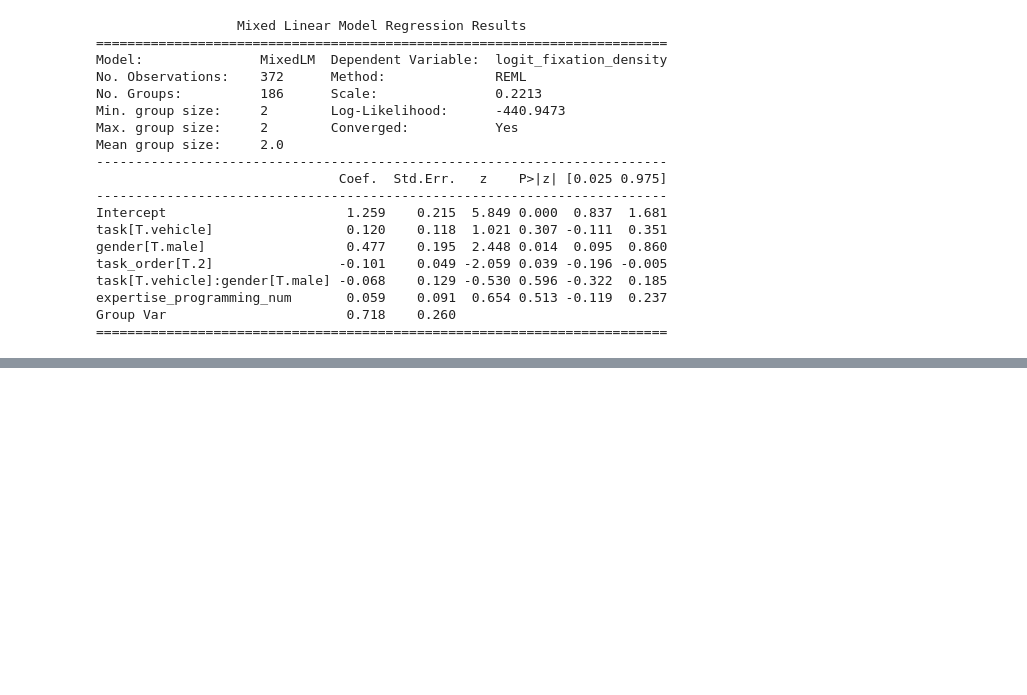
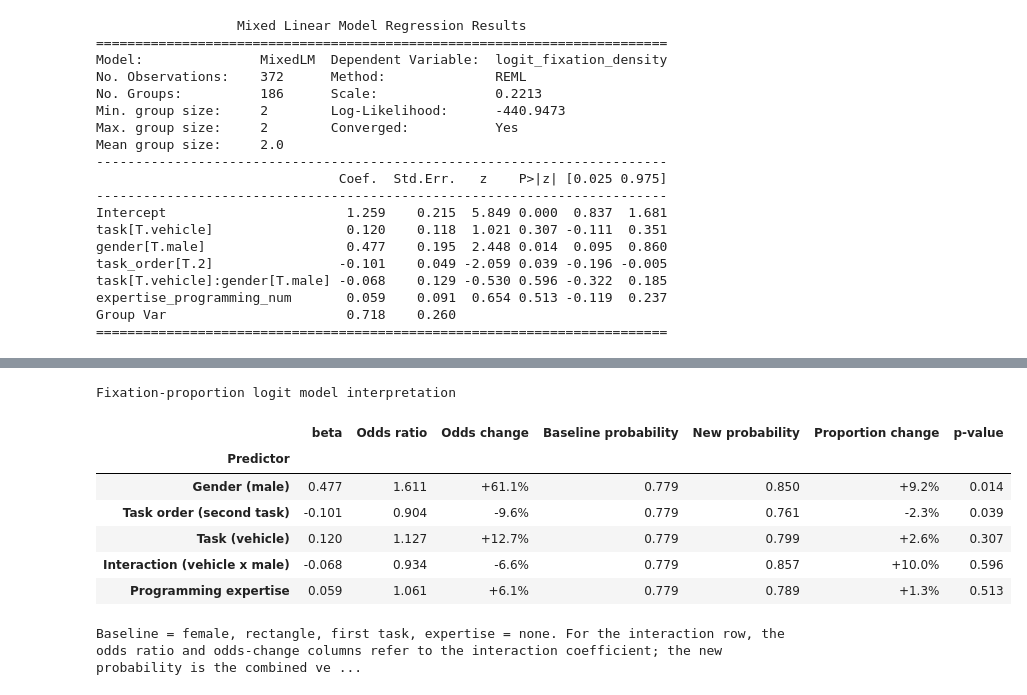
Before and after one commit to hiqb269/EMIP-Toolkit, a Jupyter notebook: JupyterNotebooks/RQ2 - Global Process-level Cognitive Effort.ipynb, the cells around one changed output, grey strips where cells are left out. Saved outputs shown, nothing was run; the diff lists cells and outputs as text; code cells hidden in the pictures; blank space fills up the shorter version.

```diff
--- a/JupyterNotebooks/RQ2 - Global Process-level Cognitive Effort.ipynb
+++ b/JupyterNotebooks/RQ2 - Global Process-level Cognitive Effort.ipynb
@@ -2365 +2332,80 @@ Males, rectangle, second: 0.835 (83.5%)
+# %%
+# Generate a reproducible interpretation table for the logit fixation-proportion model.
+try:
+    from IPython.display import HTML
+except ImportError:
+    HTML = lambda html: html
+
+fd_params = result_fd.params
+fd_pvalues = result_fd.pvalues
+
+def inv_logit(value):
+    return 1 / (1 + np.exp(-value))
+
+def format_signed_percent(value):
+    sign = '+' if value >= 0 else ''
+    return f'{sign}{value:.1f}%'
+
+def format_p_value(value):
+    return '< .001' if value < 0.001 else f'{value:.3f}'
+
+baseline_logit = fd_params['Intercept']
+baseline_probability = inv_logit(baseline_logit)
+
+rows = []
+
+def add_effect(label, term, new_logit=None):
+    beta = fd_params[term]
+    odds_ratio = np.exp(beta)
+    new_probability = inv_logit(baseline_logit + beta if new_logit is None else new_logit)
+    rows.append({
+        'Predictor': label,
+        'beta': f'{beta:.3f}',
+        'Odds ratio': f'{odds_ratio:.3f}',
+        'Odds change': format_signed_percent((odds_ratio - 1) * 100),
+        'Baseline probability': f'{baseline_probability:.3f}',
+        'New probability': f'{new_probability:.3f}',
+        'Proportion change': format_signed_percent((new_probability / baseline_probability - 1) * 100),
+        'p-value': format_p_value(fd_pvalues[term]),
+    })
+
+add_effect('Gender (male)', 'gender[T.male]')
+add_effect('Task order (second task)', 'task_order[T.2]')
+add_effect('Task (vehicle)', 'task[T.vehicle]')
+add_effect(
+    'Interaction (vehicle x male)',
+    'task[T.vehicle]:gender[T.male]',
+    new_logit=(
+        baseline_logit
+        + fd_params['task[T.vehicle]']
+        + fd_params['gender[T.male]']
+        + fd_params['task[T.vehicle]:gender[T.male]']
+    ),
+)
+add_effect('Programming expertise', 'expertise_programming_num')
+
+fixation_proportion_interpretation = pd.DataFrame(rows).set_index('Predictor')
+
+table_html = fixation_proportion_interpretation.to_html(escape=False)
+display(HTML(f'''
+<style>
+.rq2-fixprop-caption {{ font-weight: 700; margin: 0 0 8px 0; }}
+.rq2-fixprop-note {{ margin: 8px 0 0 0; color: #555; font-size: 0.92em; }}
+table.dataframe {{ border-collapse: collapse; }}
+table.dataframe th, table.dataframe td {{ padding: 8px 12px; text-align: left; border-bottom: 1px solid #ddd; }}
+</style>
+<div class="rq2-fixprop-caption">Fixation-proportion logit model interpretation</div>
+{table_html}
+<div class="rq2-fixprop-note">Baseline = female, rectangle, first task, expertise = none. For the interaction row, the odds ratio and odds-change columns refer to the interaction coefficient; the new probability is the combined vehicle male condition.</div>
+'''))
+# %% [output]
+Fixation-proportion logit model interpretation
+|  | beta | Odds ratio | Odds change | Baseline probability | New probability | Proportion change | p-value |
+| Predictor |  |  |  |  |  |  |  |
+| Gender (male) | 0.477 | 1.611 | +61.1% | 0.779 | 0.850 | +9.2% | 0.014 |
+| Task order (second task) | -0.101 | 0.904 | -9.6% | 0.779 | 0.761 | -2.3% | 0.039 |
+| Task (vehicle) | 0.120 | 1.127 | +12.7% | 0.779 | 0.799 | +2.6% | 0.307 |
+| Interaction (vehicle x male) | -0.068 | 0.934 | -6.6% | 0.779 | 0.857 | +10.0% | 0.596 |
+| Programming expertise | 0.059 | 1.061 | +6.1% | 0.779 | 0.789 | +1.3% | 0.513 |
+Baseline = female, rectangle, first task, expertise = none. For the interaction row, the odds ratio and odds-change columns refer to the interaction coefficient; the new probability is the combined ve ...
 # %% [markdown]
```
Also changed, not shown: parts of 9 cells of this notebook, 1 other file.
